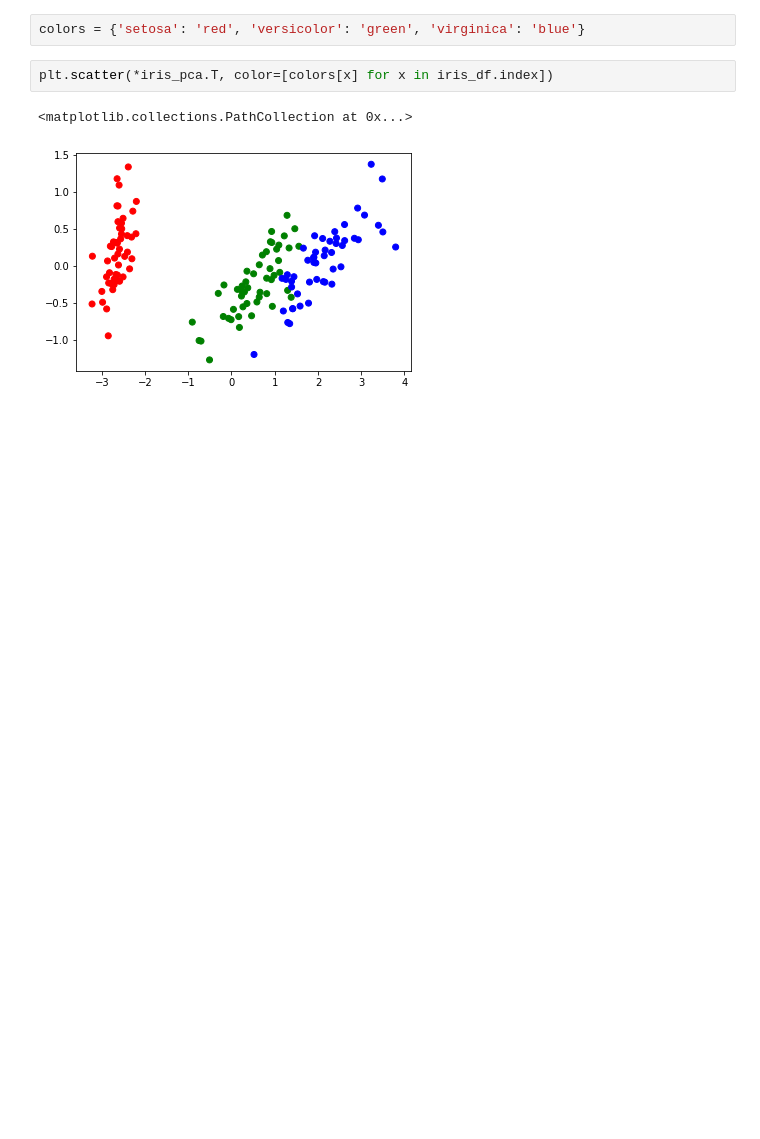
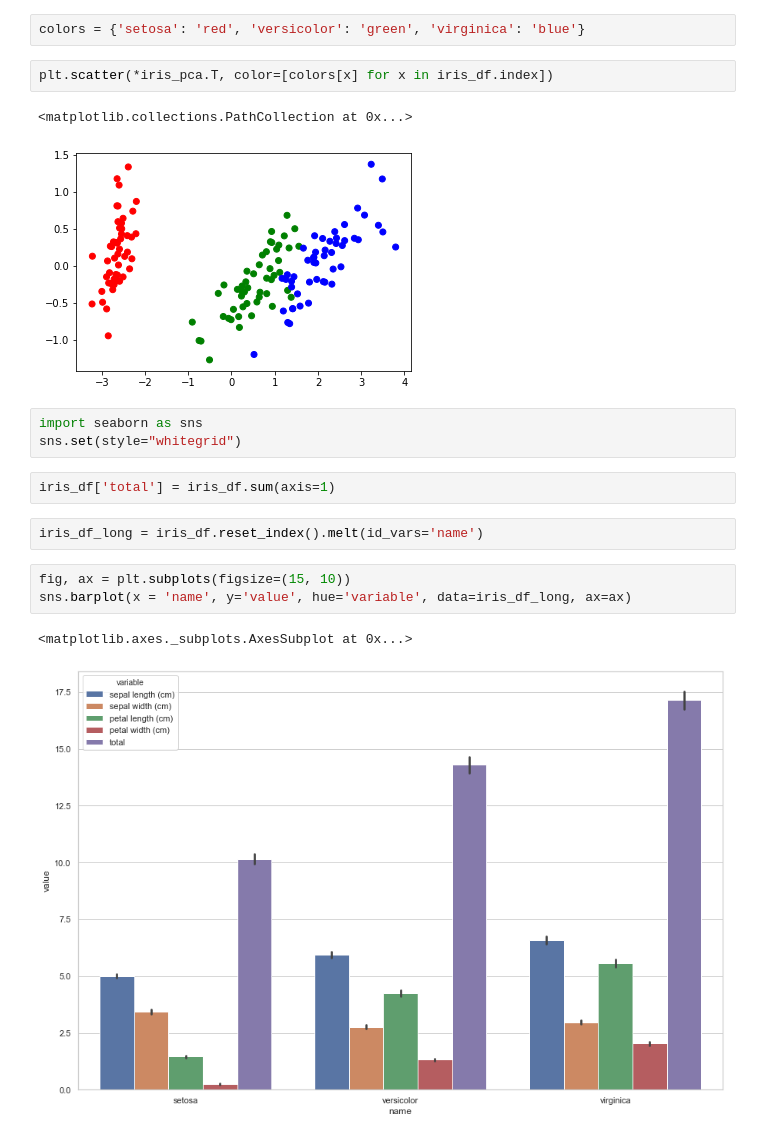
Before and after one commit to johnbensnyder/plots, a Jupyter notebook: iris_bar.ipynb, the cells around one changed output. Drawn from its saved outputs; the diff is of its cells as text; blank space fills up the shorter version.

```diff
--- a/iris_bar.ipynb
+++ b/iris_bar.ipynb
@@ -71,3 +71,16 @@ plt.scatter(*iris_pca.T, color=[colors[x] for x in iris_df.index])
 # %% [output]
 <matplotlib.collections.PathCollection at 0x...>
 [figure]
+# %%
+import seaborn as sns
+sns.set(style="whitegrid")
+# %%
+iris_df['total'] = iris_df.sum(axis=1)
+# %%
+iris_df_long = iris_df.reset_index().melt(id_vars='name')
+# %%
+fig, ax = plt.subplots(figsize=(15, 10))
+sns.barplot(x = 'name', y='value', hue='variable', data=iris_df_long, ax=ax)
+# %% [output]
+<matplotlib.axes._subplots.AxesSubplot at 0x...>
+[figure, added]
```
